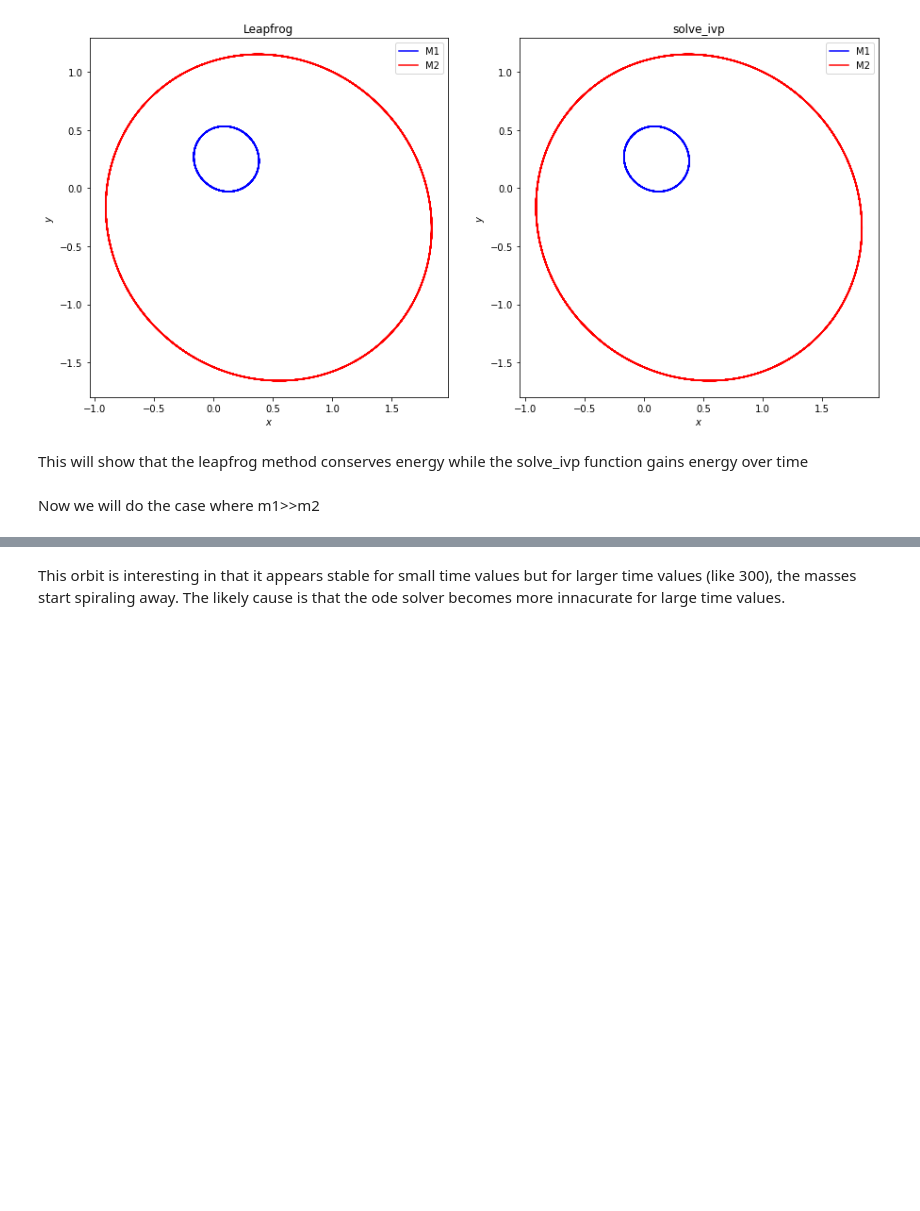
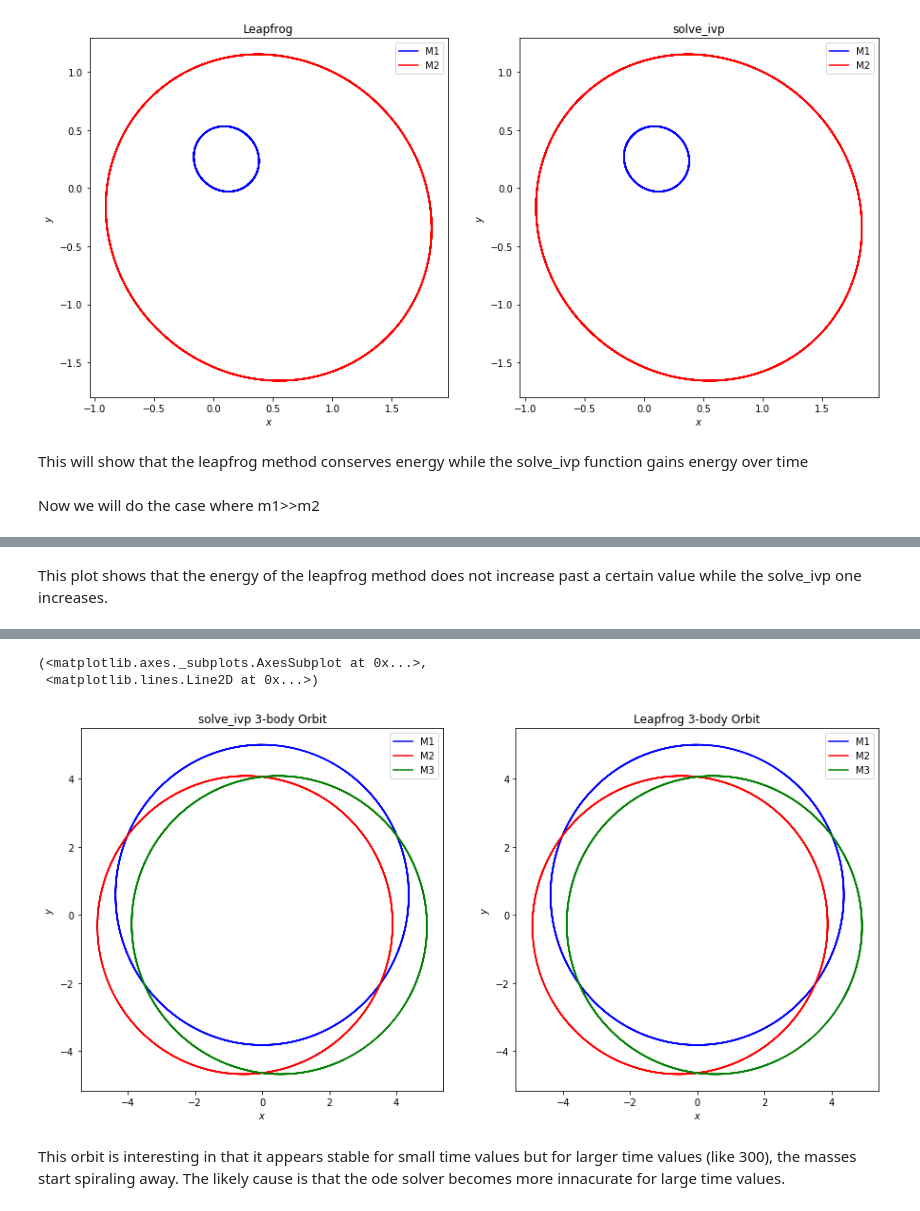
Before and after one commit to Bensipe01/5300_final, a Jupyter notebook: Orbits.ipynb, the cells around one changed output, grey strips where cells are left out. Drawn from its saved outputs; the diff is of its cells as text; code cells hidden in the pictures; blank space fills up the shorter version.

```diff
--- a/Orbits.ipynb
+++ b/Orbits.ipynb
@@ -387,3 +397,5 @@ plot_y_vs_x(t_pts[start : stop], eLFrel[start : stop],
+# %% [markdown]
+This plot shows that the energy of the leapfrog method does not increase past a certain value while the solve_ivp one increases.
 # %% [markdown]
 # 3-Body Orbit
 
@@ -629,33 +641,39 @@ plot_y_vs_x(Tx1com[start : stop], Ty1com[start : stop],
             axis_labels=x_vs_y_labels,
             color='blue',
             label='M1',
             ax=ax_4)
 plot_y_vs_x(Tx2com[start : stop], Ty2com[start : stop],
             axis_labels=x_vs_y_labels,
             color='red',
             label='M2',
             ax=ax_4)
 plot_y_vs_x(Tx3com[start : stop], Ty3com[start : stop],
             axis_labels=x_vs_y_labels,
             color='green',
             label='M3',
+            title='solve_ivp 3-body Orbit',
             ax=ax_4)
 
 plot_y_vs_x(TLx1com[start : stop], TLy1com[start : stop],
             axis_labels=x_vs_y_labels,
             color='blue',
             label='M1',
             ax=ax_5)
 plot_y_vs_x(TLx2com[start : stop], TLy2com[start : stop],
             axis_labels=x_vs_y_labels,
             color='red',
             label='M2',
+            title='Leapfrog 3-body Orbit',
             ax=ax_5)
 plot_y_vs_x(TLx3com[start : stop], TLy3com[start : stop],
             axis_labels=x_vs_y_labels,
             color='green',
             label='M3',
             ax=ax_5)
+# %% [output]
+(<matplotlib.axes._subplots.AxesSubplot at 0x...>,
+ <matplotlib.lines.Line2D at 0x...>)
+[figure, added]
 # %% [markdown]
 This orbit is interesting in that it appears stable for small time values but for larger time values (like 300), the masses start spiraling away. The likely cause is that the ode solver becomes more innacurate for large time values.
 # %%
```
Also changed, not shown: parts of 7 cells of this notebook.
